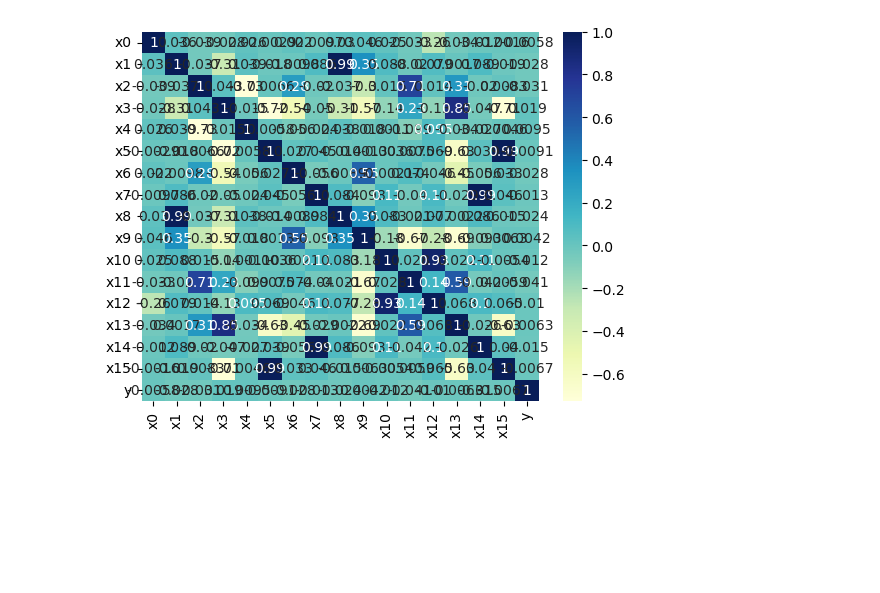
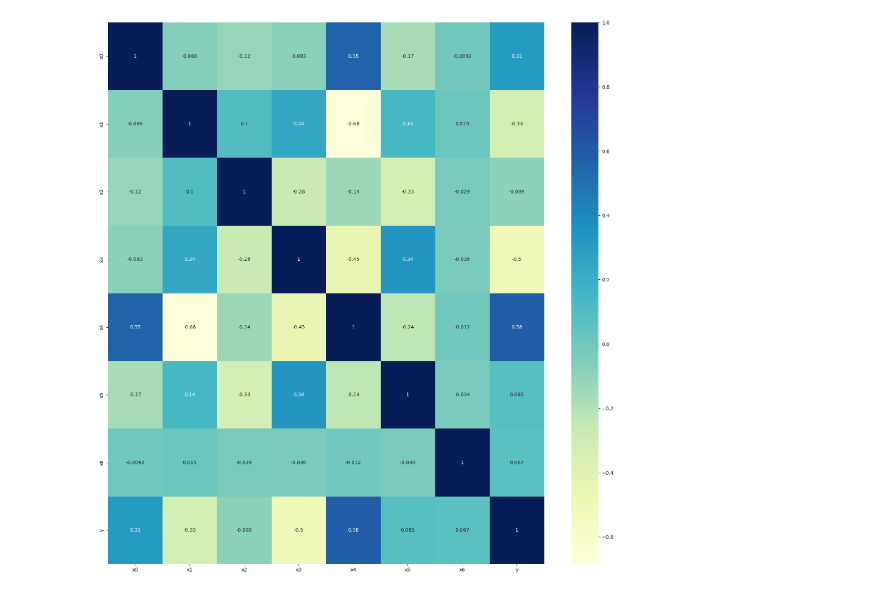
Before and after one commit to ufabc-bcc/srbench-competition-2023-track-1-wonderful-time, a Jupyter notebook: DA.ipynb, the cells around one changed output. Cells and saved outputs as stored; diff of their text form; code cells hidden in the pictures; blank space fills up the shorter version.

```diff
--- a/DA.ipynb
+++ b/DA.ipynb
@@ -1,7 +1,7 @@
 # %%
 import pandas as pd
 # %%
-ds3 = pd.read_csv('./datasets/dataset_3.csv')
+ds3 = pd.read_csv('./datasets/dataset_2.csv')
 # %%
 ds3
 # %% [output]
@@ -33,8 +33,8 @@ ds3.describe()
 # %%
 import matplotlib.pyplot as plt
 import seaborn as sb
-fig, axs = plt.subplots(1,1, figsize= (50, 50))
+fig, axs = plt.subplots(1,1, figsize= (20, 20))
 dataplot = sb.heatmap(ds3.corr(), cmap="YlGnBu", annot=True)
 plt.show()
 # %% [output]
-[figure, old version]
+[figure, new version]
```
Also changed, not shown: parts of 2 cells of this notebook, 5 other files.
